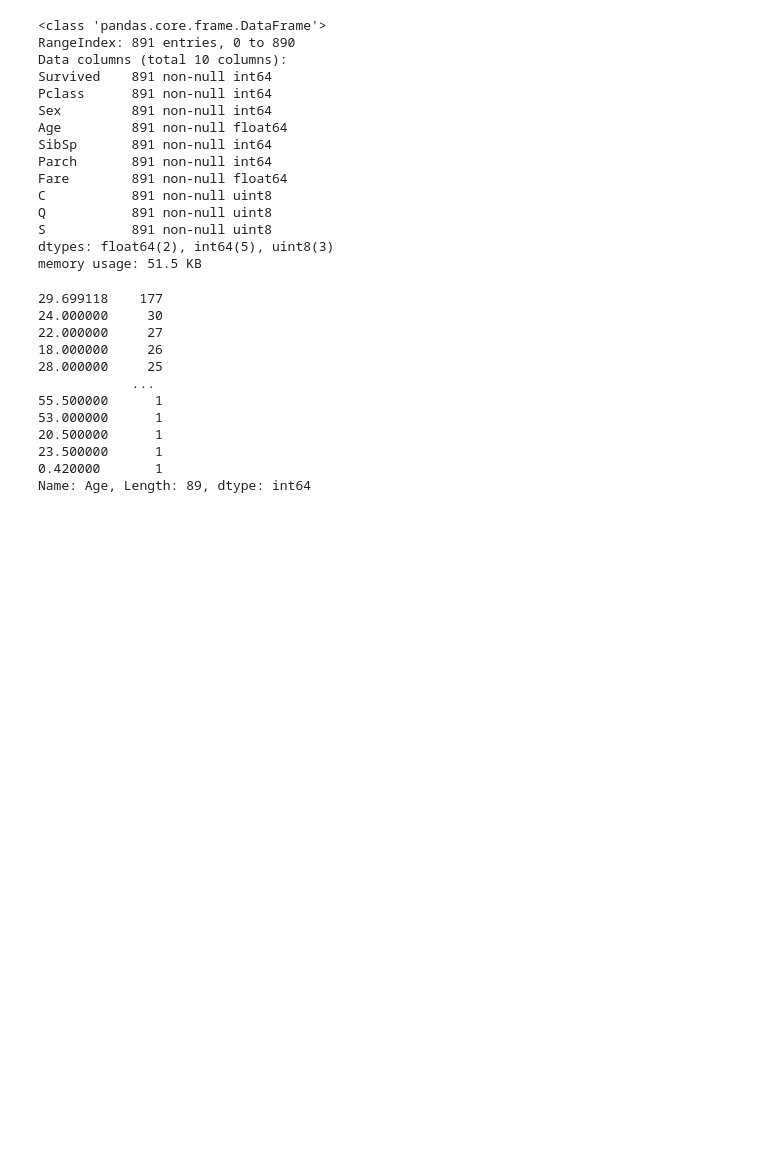
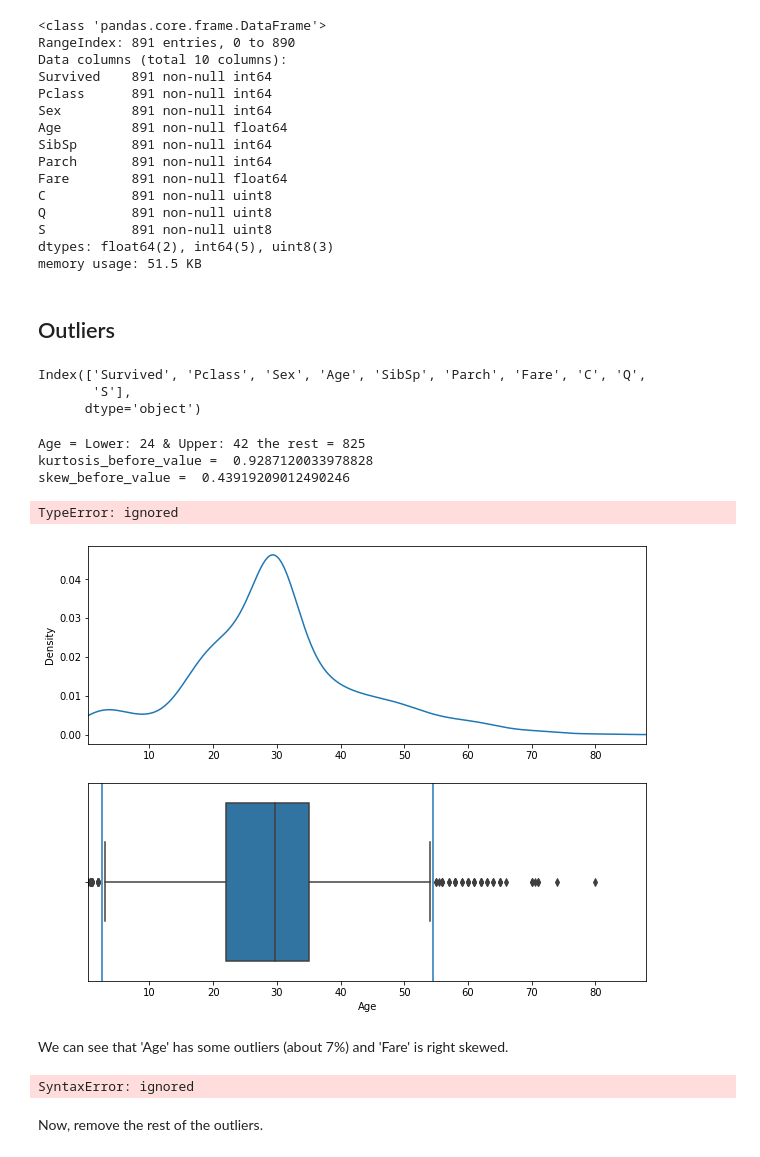
Before and after one commit to Melvinmcrn/DataScience, a Jupyter notebook: Activity5_DataPrep/Activity5_DataPrep.ipynb, the cells around one changed output. Cells and saved outputs as stored; diff of their text form; code cells hidden in the pictures; blank space fills up the shorter version.

```diff
--- a/Activity5_DataPrep/Activity5_DataPrep.ipynb
+++ b/Activity5_DataPrep/Activity5_DataPrep.ipynb
@@ -264,18 +266,55 @@ Q           891 non-null uint8
 S           891 non-null uint8
 dtypes: float64(2), int64(5), uint8(3)
 memory usage: 51.5 KB
-# %%
-filled_data['Age'].value_counts()
-# %% [output]
-29.699118    177
-24.000000     30
-22.000000     27
-18.000000     26
-28.000000     25
-            ...
-55.500000      1
-53.000000      1
-20.500000      1
-23.500000      1
-0.420000       1
-Name: Age, Length: 89, dtype: int64
+# %% [markdown]
+## Outliers
+# %%
+numeric_data.columns
+# %% [output]
+Index(['Survived', 'Pclass', 'Sex', 'Age', 'SibSp', 'Parch', 'Fare', 'C', 'Q',
+       'S'],
+      dtype='object')
+# %%
+def showOutlier(col):
+  plt.figure(figsize=(10,8))
+  plt.subplot(211)
+  plt.xlim(numeric_data[col].min(), numeric_data[col].max()*1.1)
+
+  ax = numeric_data[col].plot(kind='kde')
+
+  plt.subplot(212)
+  plt.xlim(numeric_data[col].min(), numeric_data[col].max()*1.1)
+  sns.boxplot(x=numeric_data[col])
+
+  q75, q25 = np.percentile(numeric_data[col], [75 ,25])
+  iqr = q75 - q25
+
+  min = q25 - (iqr*1.5)
+  max = q75 + (iqr*1.5)
+  upper = int(numeric_data.loc[numeric_data[col]>max].count()[0])
+  lower = int(numeric_data.loc[numeric_data[col]<min].count()[0])
+  print(col + ' = Lower: ' + str(lower) + ' & Upper: ' + str(upper) + ' the rest = ' + str(891 - upper - lower) )
+
+  plt.axvline(x=min)
+  plt.axvline(x=max)
+
+  kurtosis_before_value = kurtosis(numeric_data[col])
+  print("kurtosis_before_value = ", kurtosis_before_value)
+  skew_before_value = skew(numeric_data[col])
+  print("skew_before_value = ", skew_before_value)
+  print()
+
+  return [min,max]
+# %%
+col = ['Age', 'Fare']
+minmax = dict()
+for c in col:
+  minmax[col] = showOutlier(c)
+# %% [output]
+Age = Lower: 24 & Upper: 42 the rest = 825
+kurtosis_before_value =  0.9287120033978828
+skew_before_value =  0.43919209012490246
+TypeError: ignored
+[figure, added]
+# %% [markdown]
+We can see that 'Age' has some outliers (about 7%) and 'Fare' is right skewed.
@@ -281,0 +330,7 @@ Name: Age, Length: 89, dtype: int64
+# %%
+minmax['Log_Fair'] = showOutlier('Log_Fair')
+print(minmax['Log_Fair']
+# %% [output]
+SyntaxError: ignored
+# %% [markdown]
+Now, remove the rest of the outliers.
```
Also changed, not shown: parts of 3 cells of this notebook.
